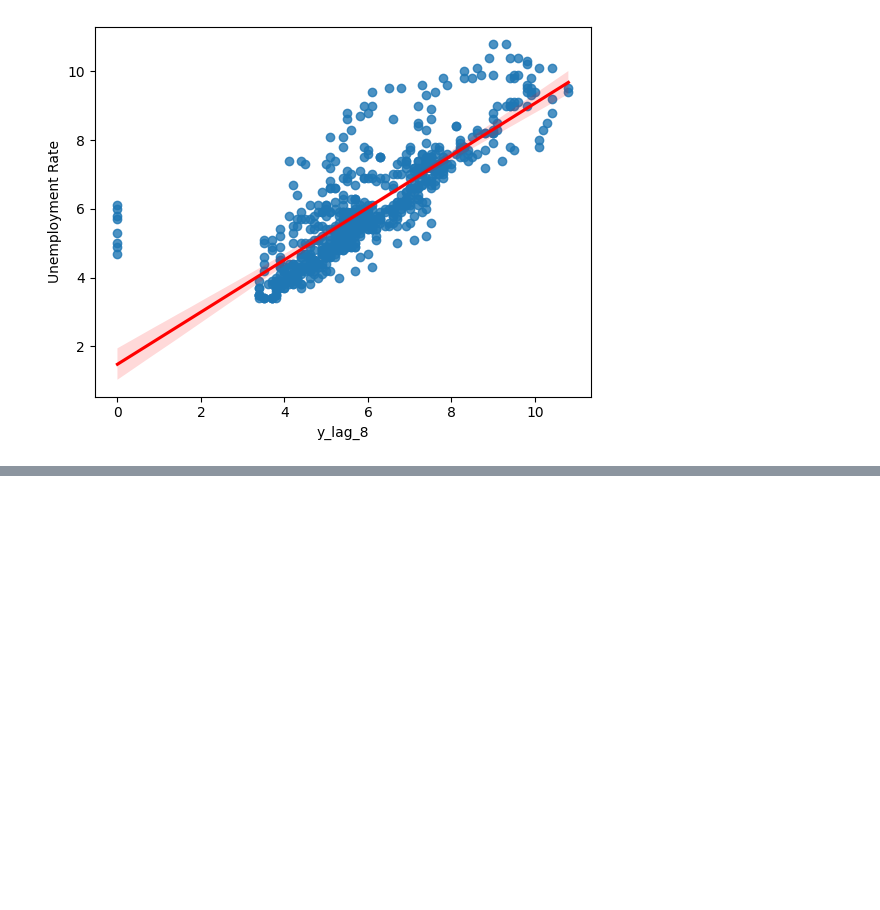
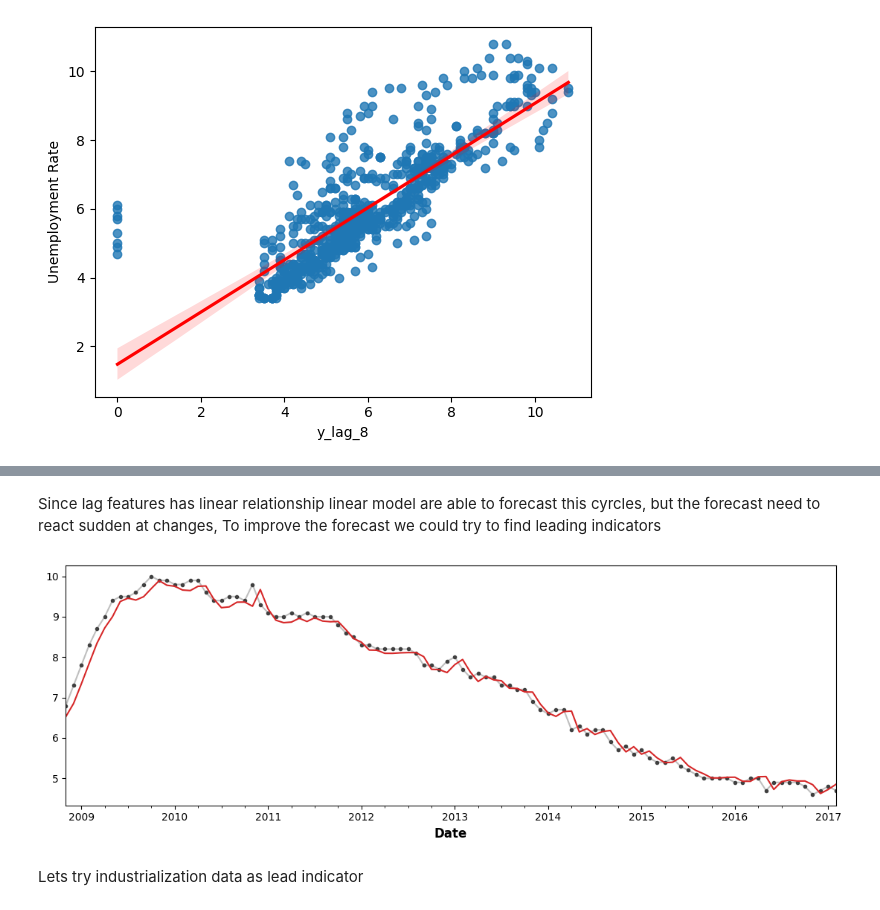
Before and after one commit to PauloFS01/miscellaneous-ml-projects, a Jupyter notebook: Forecast Projects/cyrcles.ipynb, the cells around one changed output, grey strips where cells are left out. Cells and saved outputs as stored; diff of their text form; code cells hidden in the pictures; blank space fills up the shorter version.

```diff
--- a/Forecast Projects/cyrcles.ipynb
+++ b/Forecast Projects/cyrcles.ipynb
@@ -62,0 +105,9 @@ _ = plot_pacf(df_plot['Unemployment Rate'], lags=9)
+# %% [markdown]
+Since lag features has linear relationship linear model are able to forecast this cyrcles, but the forecast need to react sudden at changes, To improve the forecast we could try to find leading indicators
+# %%
+ax = y_test.plot(**plot_params)
+_ = y_fore.plot(ax=ax, color='C3')
+# %% [output]
+[figure, added]
+# %% [markdown]
+Lets try industrialization data as lead indicator
```
Also changed, not shown: parts of 18 cells of this notebook.
